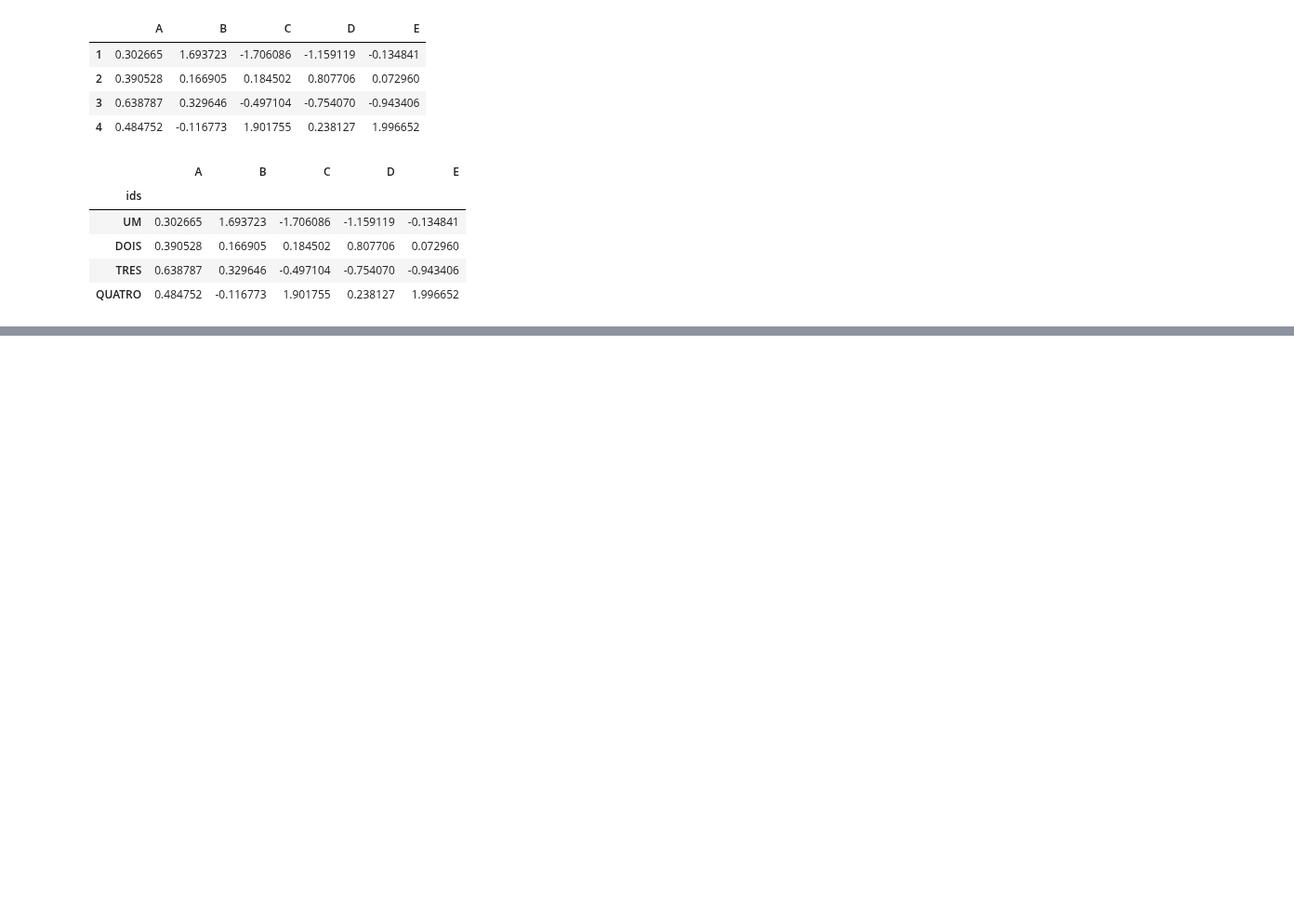
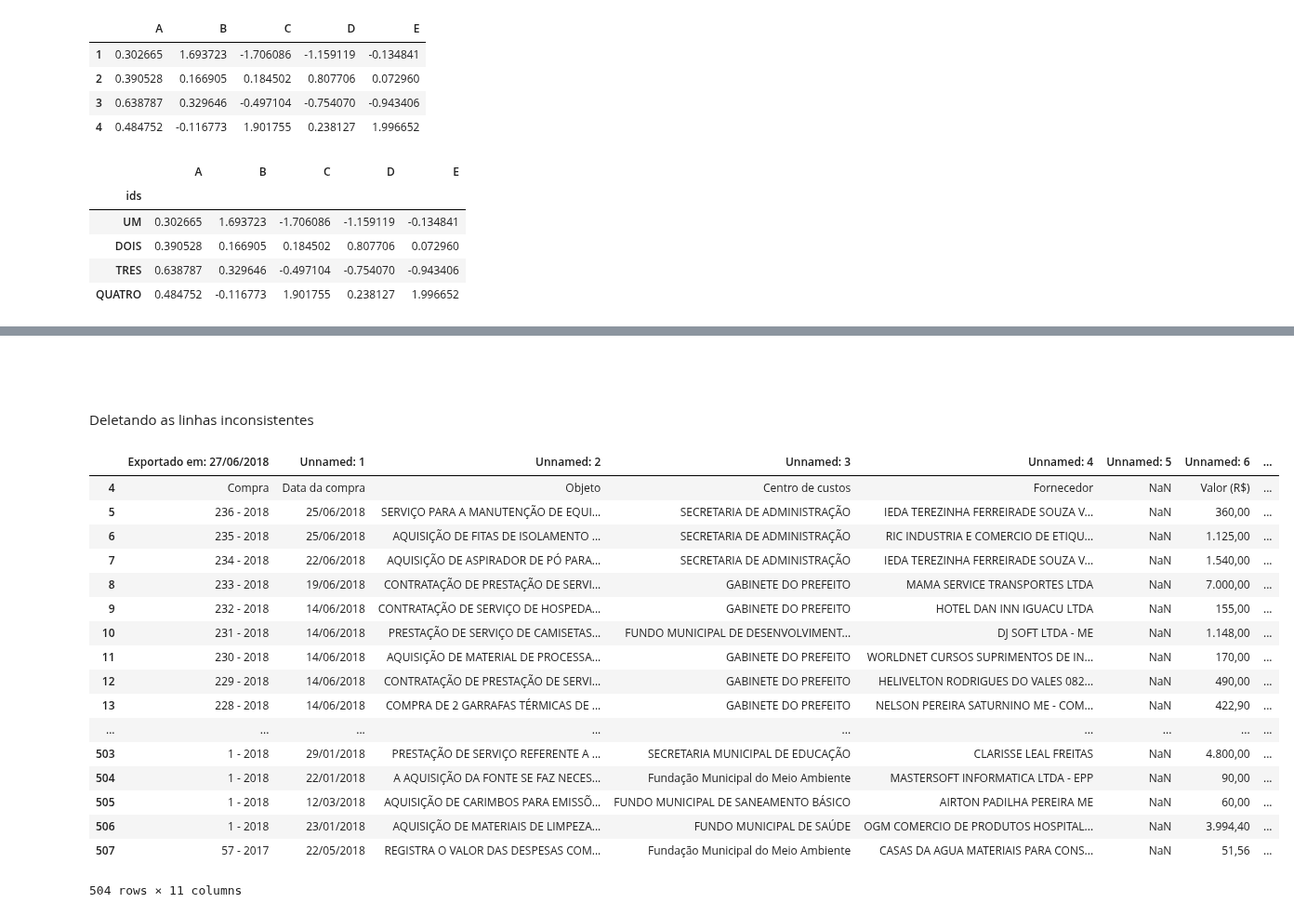
Before and after one commit to Fatmaik/Data-Science, a Jupyter notebook: Pandas/DataFrames.ipynb, the cells around one changed output, grey strips where cells are left out. Shown at 93% size. Cells and saved outputs as stored; diff of their text form; code cells hidden in the pictures; blank space fills up the shorter version.

Commit message:
Mais métodos de DataFrame

```diff
--- a/Pandas/DataFrames.ipynb
+++ b/Pandas/DataFrames.ipynb
@@ -118,2 +156,4 @@ df.set_index('ids')
 # %%
-dataset = pd.read_csv("../DATASETS/Consulta_de_compras_diretas.csv", sep=';')
+
+# Lendo arquivo csv
+dataset = pd.read_csv("DATASETS/Consulta_de_compras_diretas.csv", sep=';')
@@ -121,0 +181,27 @@ FileNotFoundError: File b'../DATASETS/Consulta_de_compras_diretas.csv' does not
+# %% [markdown]
+<br>
+# %% [markdown]
+<br> Deletando as linhas inconsistentes
+# %%
+dataset.drop([0, 1, 2, 3], inplace = True)
+# %%
+dataset
+# %% [output]
+|  | Exportado em: 27/06/2018 | Unnamed: 1 | Unnamed: 2 | Unnamed: 3 | Unnamed: 4 | Unnamed: 5 | Unnamed: 6 | ... |
+| 4 | Compra | Data da compra | Objeto | Centro de custos | Fornecedor | NaN | Valor (R$) | ... |
+| 5 | 236 - 2018 | 25/06/2018 | SERVIÇO PARA A MANUTENÇÃO DE EQUI... | SECRETARIA DE ADMINISTRAÇÃO | IEDA TEREZINHA FERREIRADE SOUZA V... | NaN | 360,00 | ... |
+| 6 | 235 - 2018 | 25/06/2018 | AQUISIÇÃO DE FITAS DE ISOLAMENTO ... | SECRETARIA DE ADMINISTRAÇÃO | RIC INDUSTRIA E COMERCIO DE ETIQU... | NaN | 1.125,00 | ... |
+| 7 | 234 - 2018 | 22/06/2018 | AQUISIÇÃO DE ASPIRADOR DE PÓ PARA... | SECRETARIA DE ADMINISTRAÇÃO | IEDA TEREZINHA FERREIRADE SOUZA V... | NaN | 1.540,00 | ... |
+| 8 | 233 - 2018 | 19/06/2018 | CONTRATAÇÃO DE PRESTAÇÃO DE SERVI... | GABINETE DO PREFEITO | MAMA SERVICE TRANSPORTES LTDA | NaN | 7.000,00 | ... |
+| 9 | 232 - 2018 | 14/06/2018 | CONTRATAÇÃO DE SERVIÇO DE HOSPEDA... | GABINETE DO PREFEITO | HOTEL DAN INN IGUACU LTDA | NaN | 155,00 | ... |
+| 10 | 231 - 2018 | 14/06/2018 | PRESTAÇÃO DE SERVIÇO DE CAMISETAS... | FUNDO MUNICIPAL DE DESENVOLVIMENT... | DJ SOFT LTDA - ME | NaN | 1.148,00 | ... |
+| 11 | 230 - 2018 | 14/06/2018 | AQUISIÇÃO DE MATERIAL DE PROCESSA... | GABINETE DO PREFEITO | WORLDNET CURSOS SUPRIMENTOS DE IN... | NaN | 170,00 | ... |
+| 12 | 229 - 2018 | 14/06/2018 | CONTRATAÇÃO DE PRESTAÇÃO DE SERVI... | GABINETE DO PREFEITO | HELIVELTON RODRIGUES DO VALES 082... | NaN | 490,00 | ... |
+| 13 | 228 - 2018 | 14/06/2018 | COMPRA DE 2 GARRAFAS TÉRMICAS DE ... | GABINETE DO PREFEITO | NELSON PEREIRA SATURNINO ME - COM... | NaN | 422,90 | ... |
+| ... | ... | ... | ... | ... | ... | ... | ... | ... |
+| 503 | 1 - 2018 | 29/01/2018 | PRESTAÇÃO DE SERVIÇO REFERENTE A ... | SECRETARIA MUNICIPAL DE EDUCAÇÃO | CLARISSE LEAL FREITAS | NaN | 4.800,00 | ... |
+| 504 | 1 - 2018 | 22/01/2018 | A AQUISIÇÃO DA FONTE SE FAZ NECES... | Fundação Municipal do Meio Ambiente | MASTERSOFT INFORMATICA LTDA - EPP | NaN | 90,00 | ... |
+| 505 | 1 - 2018 | 12/03/2018 | AQUISIÇÃO DE CARIMBOS PARA EMISSÕ... | FUNDO MUNICIPAL DE SANEAMENTO BÁSICO | AIRTON PADILHA PEREIRA ME | NaN | 60,00 | ... |
+| 506 | 1 - 2018 | 23/01/2018 | AQUISIÇÃO DE MATERIAIS DE LIMPEZA... | FUNDO MUNICIPAL DE SAÚDE | OGM COMERCIO DE PRODUTOS HOSPITAL... | NaN | 3.994,40 | ... |
+| 507 | 57 - 2017 | 22/05/2018 | REGISTRA O VALOR DAS DESPESAS COM... | Fundação Municipal do Meio Ambiente | CASAS DA AGUA MATERIAIS PARA CONS... | NaN | 51,56 | ... |
+504 rows × 11 columns
```
Also changed, not shown: parts of 41 cells of this notebook.
